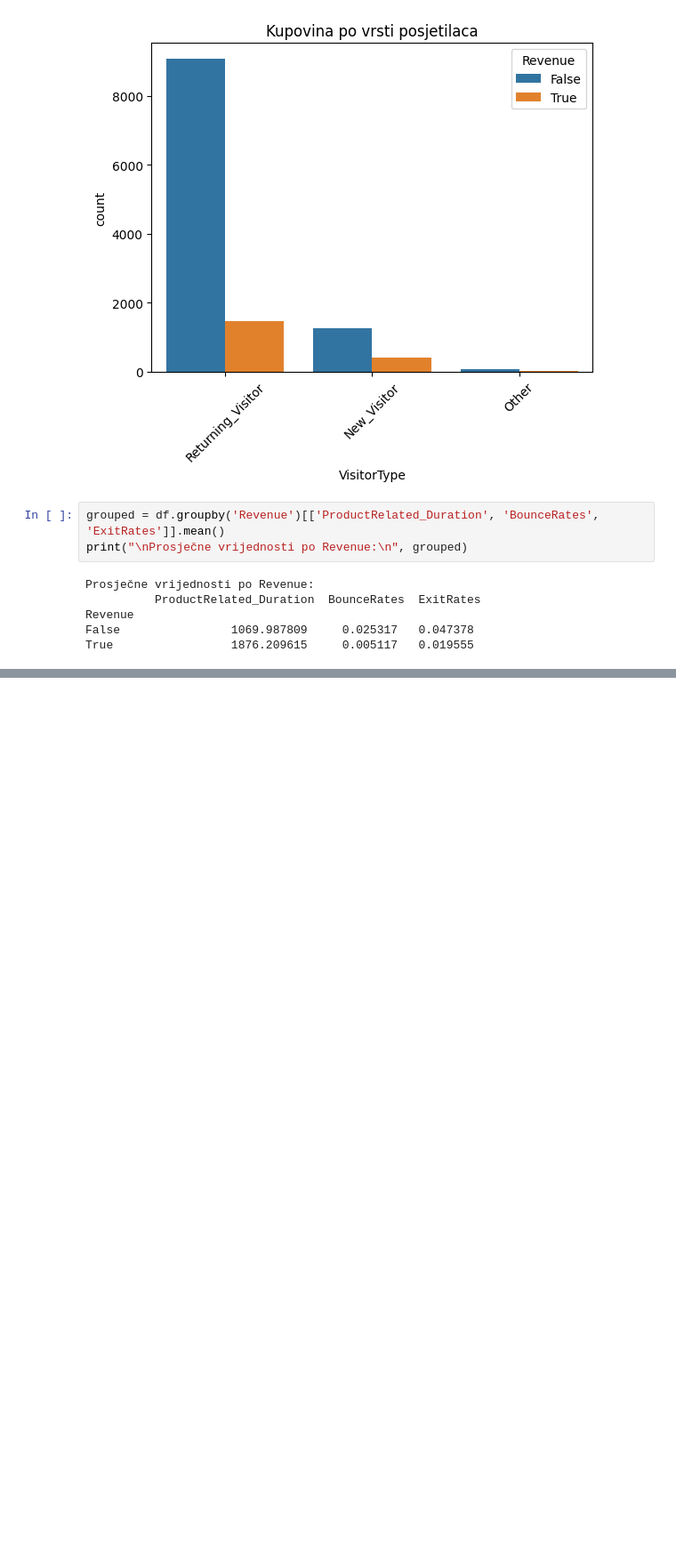
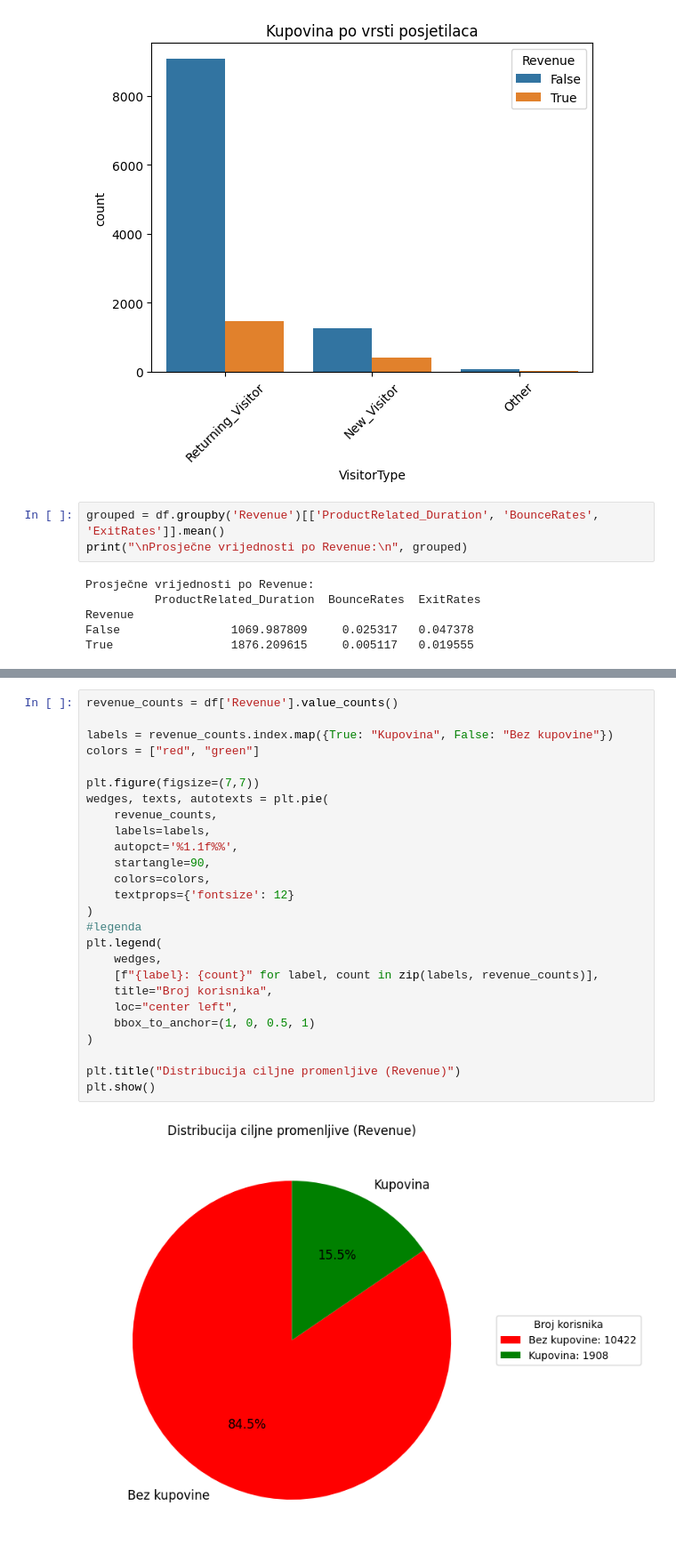
Before and after one commit to NikolaDjajic/Diplomski, a Jupyter notebook: shopper_intention_description.ipynb, the cells around one changed output, grey strips where cells are left out. Shown at 89% size. Drawn from its saved outputs; the diff is of its cells as text; blank space fills up the shorter version.

```diff
--- a/shopper_intention_description.ipynb
+++ b/shopper_intention_description.ipynb
@@ -173,0 +211,28 @@ True                 1876.209615     0.005117   0.019555
+# %%
+revenue_counts = df['Revenue'].value_counts()
+
+labels = revenue_counts.index.map({True: "Kupovina", False: "Bez kupovine"})
+colors = ["red", "green"]
+
+plt.figure(figsize=(7,7))
+wedges, texts, autotexts = plt.pie(
+    revenue_counts,
+    labels=labels,
+    autopct='%1.1f%%',
+    startangle=90,
+    colors=colors,
+    textprops={'fontsize': 12}
+)
+#legenda
+plt.legend(
+    wedges,
+    [f"{label}: {count}" for label, count in zip(labels, revenue_counts)],
+    title="Broj korisnika",
+    loc="center left",
+    bbox_to_anchor=(1, 0, 0.5, 1)
+)
+
+plt.title("Distribucija ciljne promenljive (Revenue)")
+plt.show()
+# %% [output]
+[figure, added]
```
Also changed, not shown: parts of 1 cell of this notebook, 20 other files.
